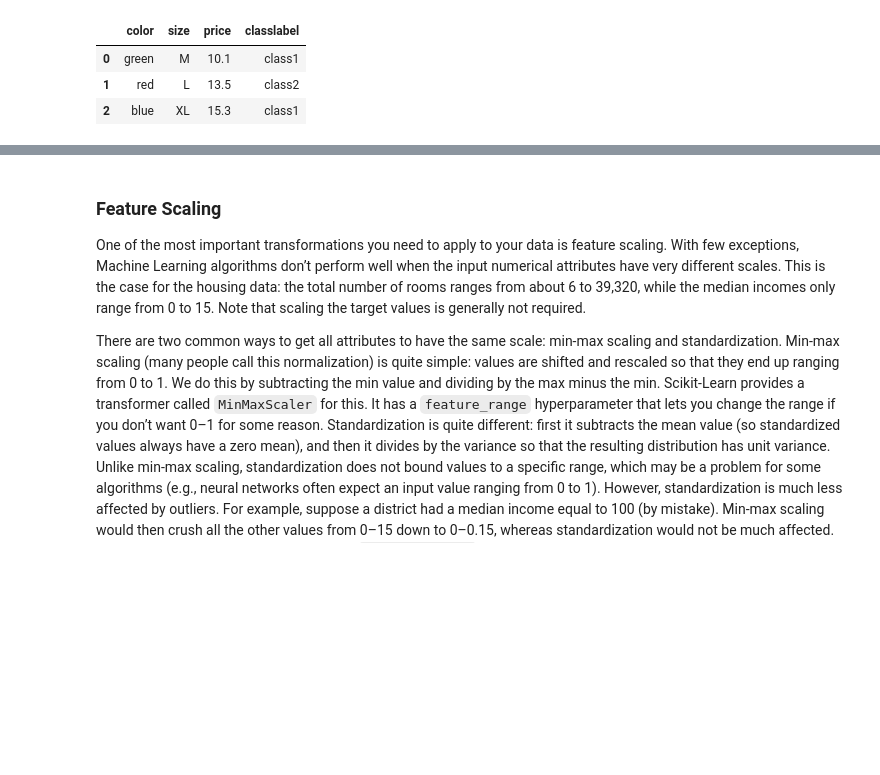
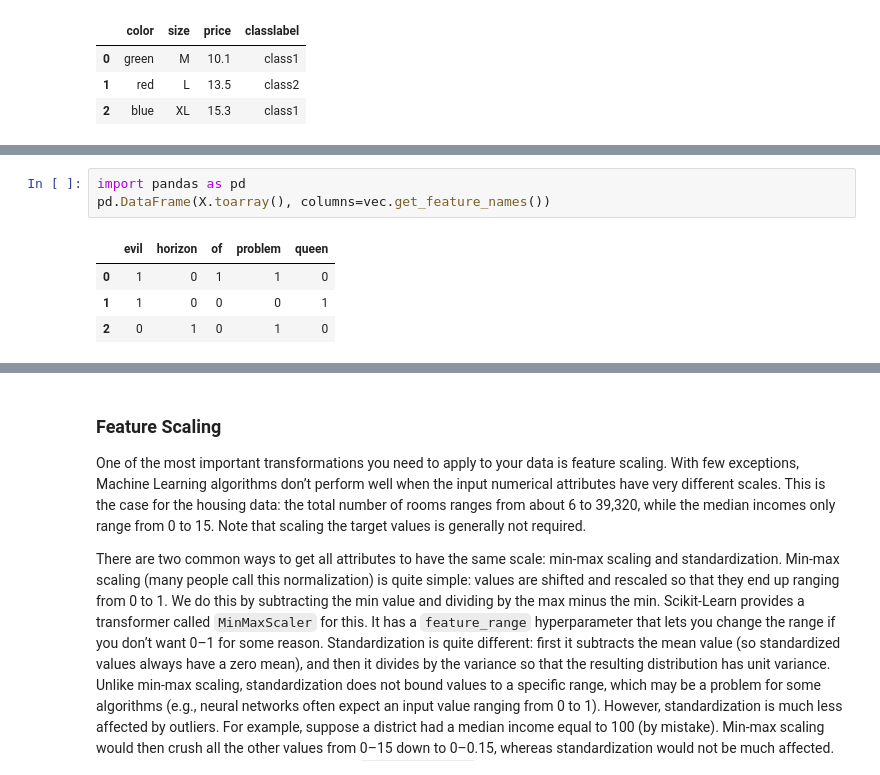
Before and after one commit to mayankkaizen/jupyter-notebooks, a Jupyter notebook: ML-Notes.ipynb, the cells around one changed output, grey strips where cells are left out. Drawn from its saved outputs; the diff is of its cells as text; blank space fills up the shorter version.

```diff
--- a/ML-Notes.ipynb
+++ b/ML-Notes.ipynb
@@ -141,0 +231,8 @@ df
+# %%
+import pandas as pd
+pd.DataFrame(X.toarray(), columns=vec.get_feature_names())
+# %% [output]
+|  | evil | horizon | of | problem | queen |
+| 0 | 1 | 0 | 1 | 1 | 0 |
+| 1 | 1 | 0 | 0 | 0 | 1 |
+| 2 | 0 | 1 | 0 | 1 | 0 |
```
Also changed, not shown: parts of 39 cells of this notebook, 3 other files.
